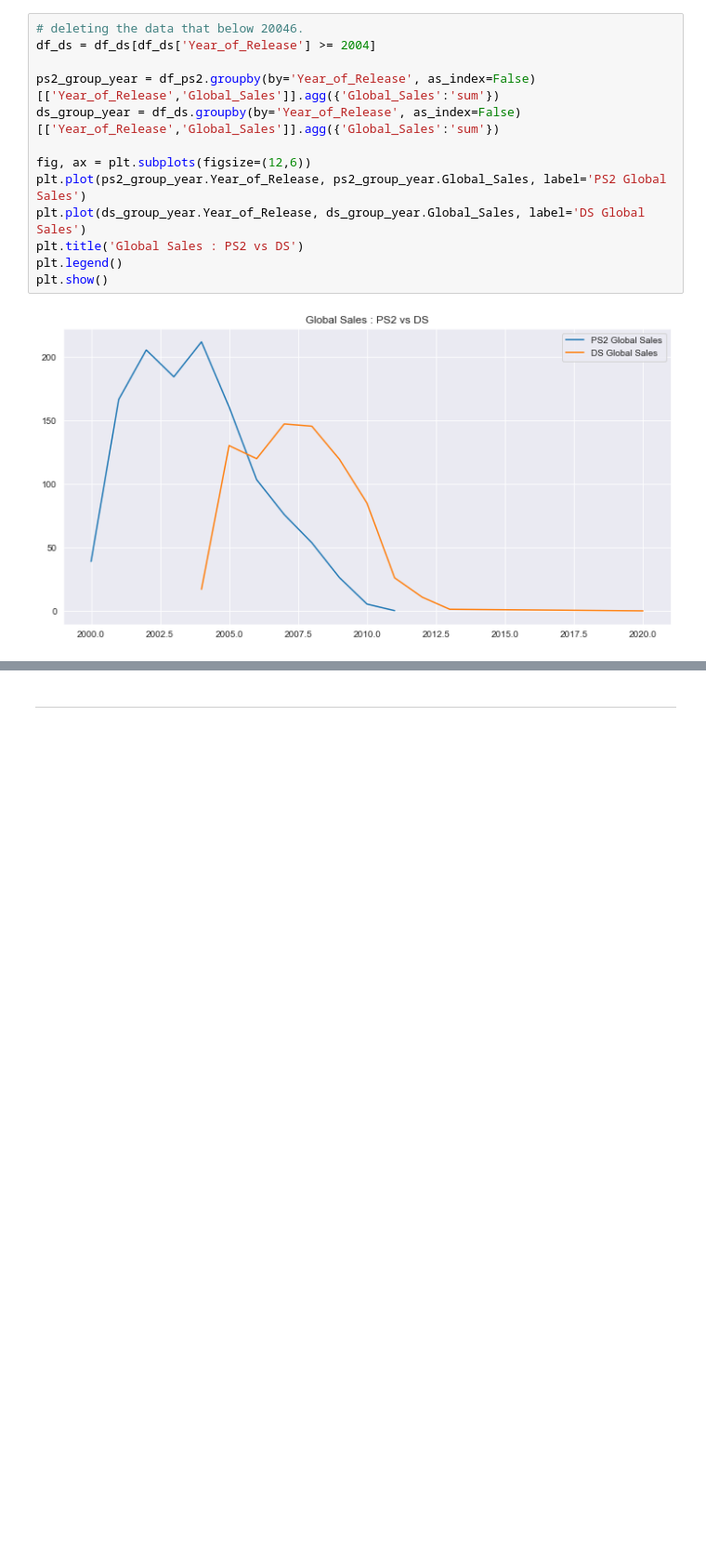
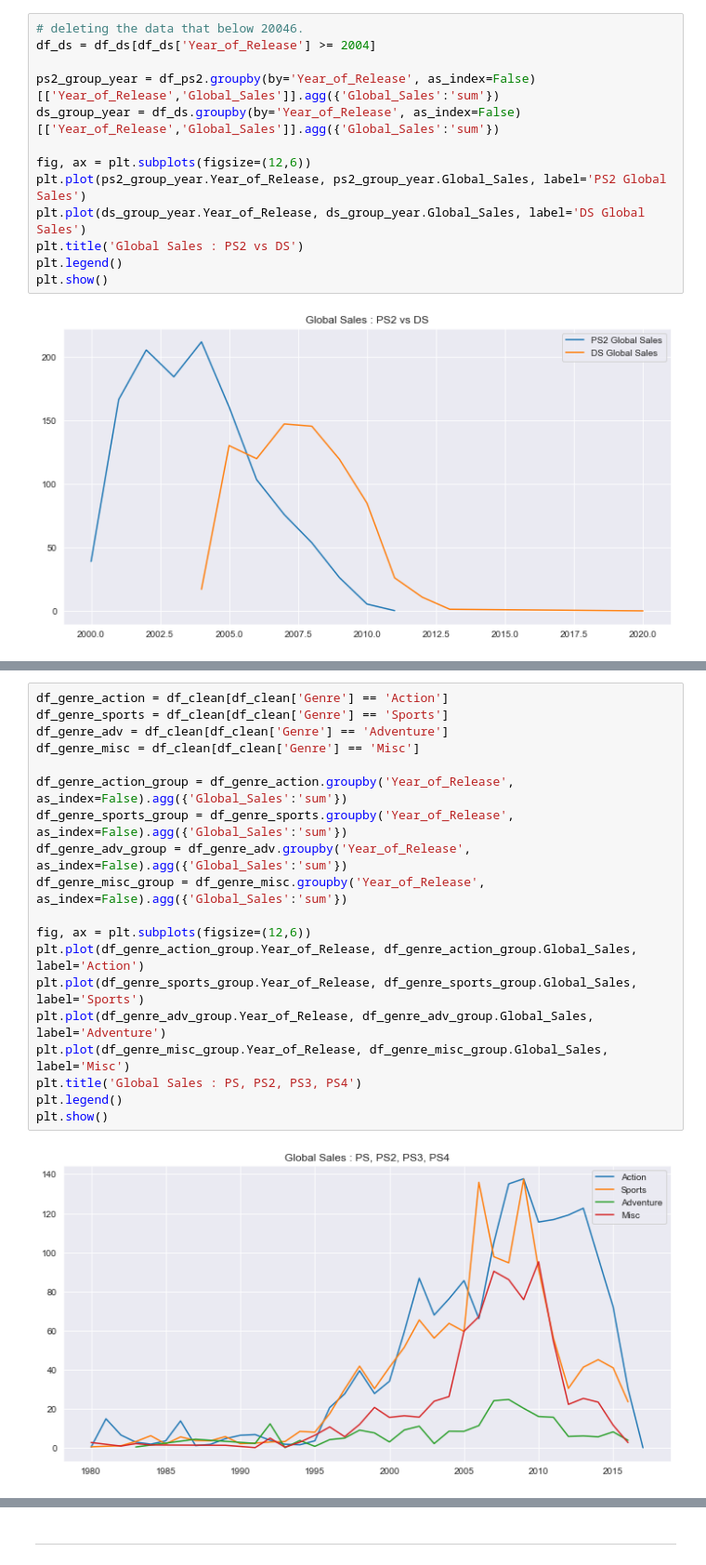
Before and after one commit to daniel-satria/descriptive_precriptive_analysis, a Jupyter notebook: daniel_paques_task.ipynb, the cells around one changed output, grey strips where cells are left out. Shown at 93% size. Cells and saved outputs as stored; diff of their text form; blank space fills up the shorter version.

```diff
--- a/daniel_paques_task.ipynb
+++ b/daniel_paques_task.ipynb
@@ -473,0 +493,21 @@ plt.show()
+# %%
+df_genre_action = df_clean[df_clean['Genre'] == 'Action']
+df_genre_sports = df_clean[df_clean['Genre'] == 'Sports']
+df_genre_adv = df_clean[df_clean['Genre'] == 'Adventure']
+df_genre_misc = df_clean[df_clean['Genre'] == 'Misc']
+
+df_genre_action_group = df_genre_action.groupby('Year_of_Release', as_index=False).agg({'Global_Sales':'sum'})
+df_genre_sports_group = df_genre_sports.groupby('Year_of_Release', as_index=False).agg({'Global_Sales':'sum'})
+df_genre_adv_group = df_genre_adv.groupby('Year_of_Release', as_index=False).agg({'Global_Sales':'sum'})
+df_genre_misc_group = df_genre_misc.groupby('Year_of_Release', as_index=False).agg({'Global_Sales':'sum'})
+
+fig, ax = plt.subplots(figsize=(12,6))
+plt.plot(df_genre_action_group.Year_of_Release, df_genre_action_group.Global_Sales, label='Action')
+plt.plot(df_genre_sports_group.Year_of_Release, df_genre_sports_group.Global_Sales, label='Sports')
+plt.plot(df_genre_adv_group.Year_of_Release, df_genre_adv_group.Global_Sales, label='Adventure')
+plt.plot(df_genre_misc_group.Year_of_Release, df_genre_misc_group.Global_Sales, label='Misc')
+plt.title('Global Sales : PS, PS2, PS3, PS4')
+plt.legend()
+plt.show()
+# %% [output]
+[figure, added]
```
Also changed, not shown: parts of 15 cells of this notebook.
